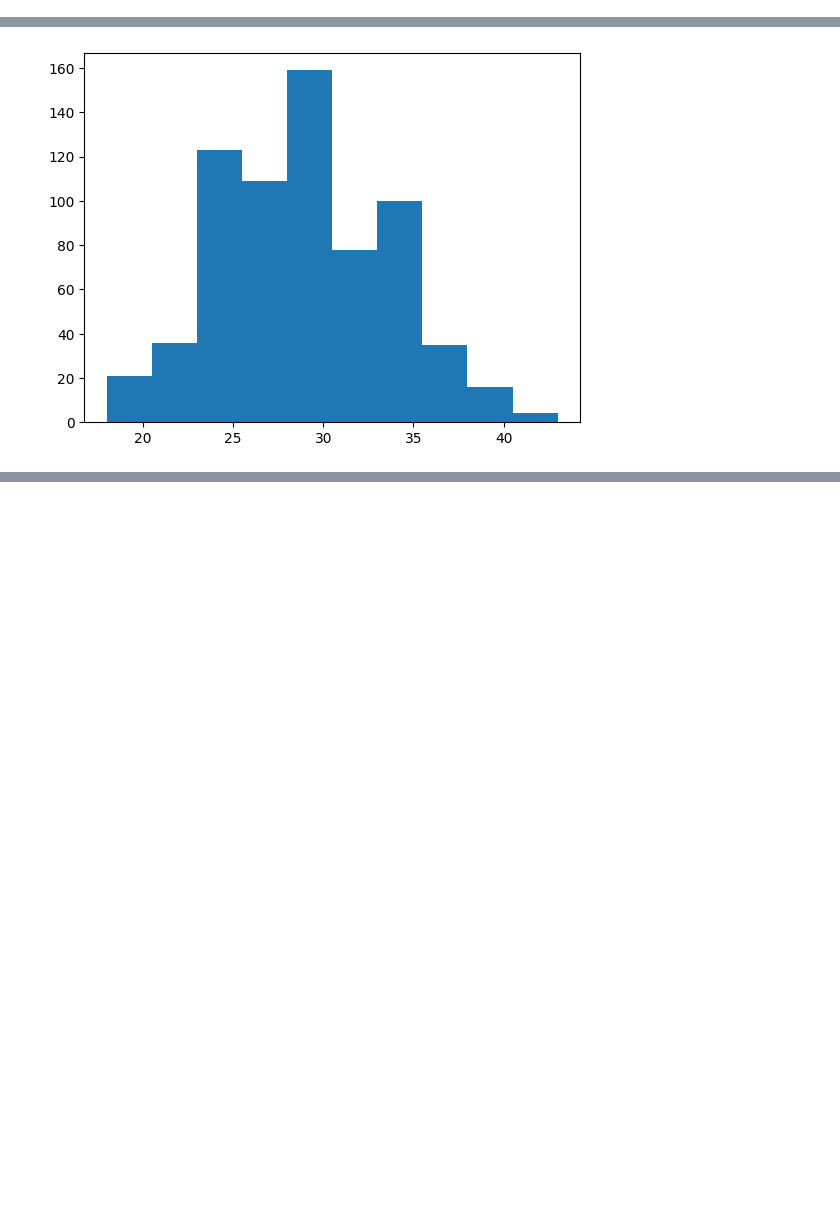
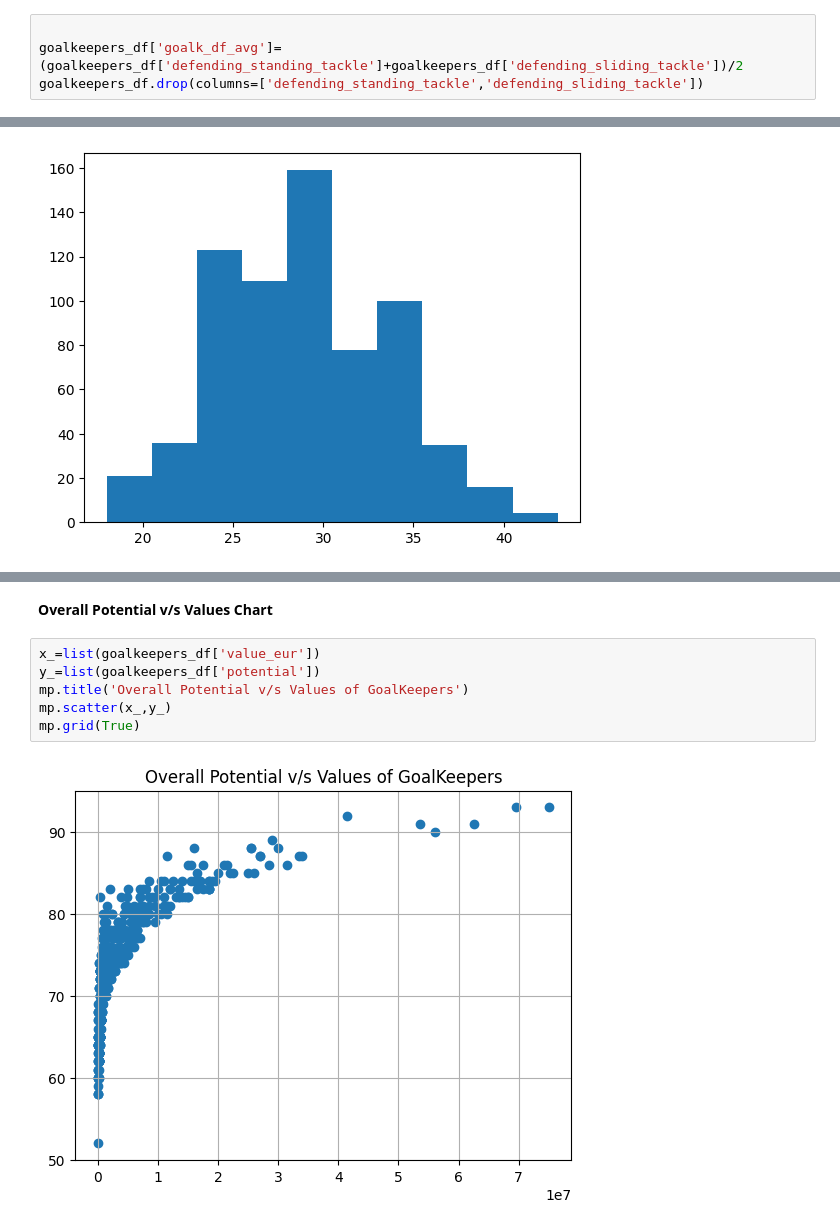
Before and after one commit to SianRods/Data-Science-ML, a Jupyter notebook: DJS Compute Taks/DJS-Compute_Tasks.ipynb, the cells around one changed output, grey strips where cells are left out. Drawn from its saved outputs; the diff is of its cells as text; blank space fills up the shorter version.

```diff
--- a/DJS Compute Taks/DJS-Compute_Tasks.ipynb
+++ b/DJS Compute Taks/DJS-Compute_Tasks.ipynb
@@ -275,0 +267,4 @@ goalkeepers_df.head()
+# %%
+
+goalkeepers_df['goalk_df_avg']=(goalkeepers_df['defending_standing_tackle']+goalkeepers_df['defending_sliding_tackle'])/2
+goalkeepers_df.drop(columns=['defending_standing_tackle','defending_sliding_tackle'])
@@ -298,0 +324,10 @@ mp.hist(goalkeepers_df['age'])
+# %% [markdown]
+**Overall Potential v/s Values Chart**
+# %%
+x_=list(goalkeepers_df['value_eur'])
+y_=list(goalkeepers_df['potential'])
+mp.title('Overall Potential v/s Values of GoalKeepers')
+mp.scatter(x_,y_)
+mp.grid(True)
+# %% [output]
+[figure, added]
```
Also changed, not shown: parts of 8 cells of this notebook, 11 other files.
